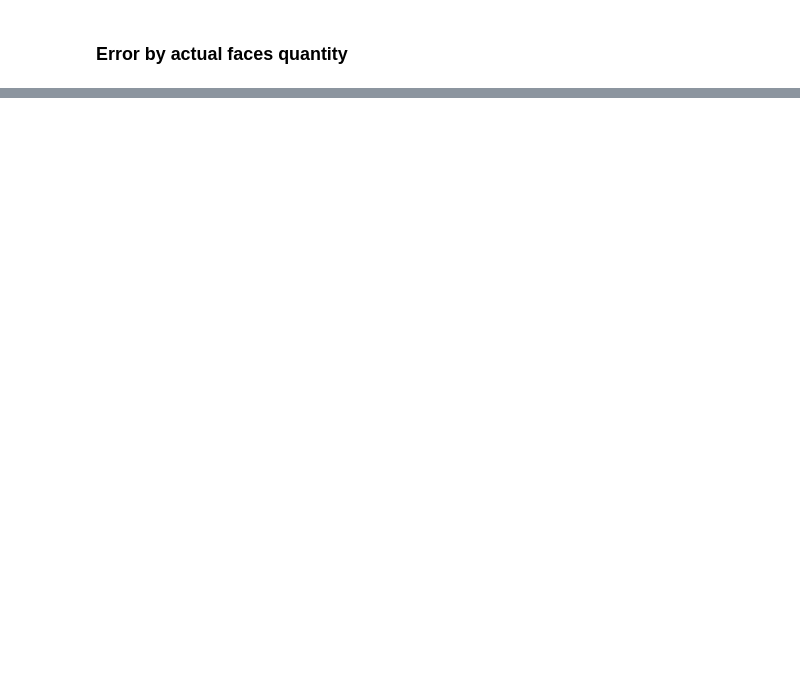
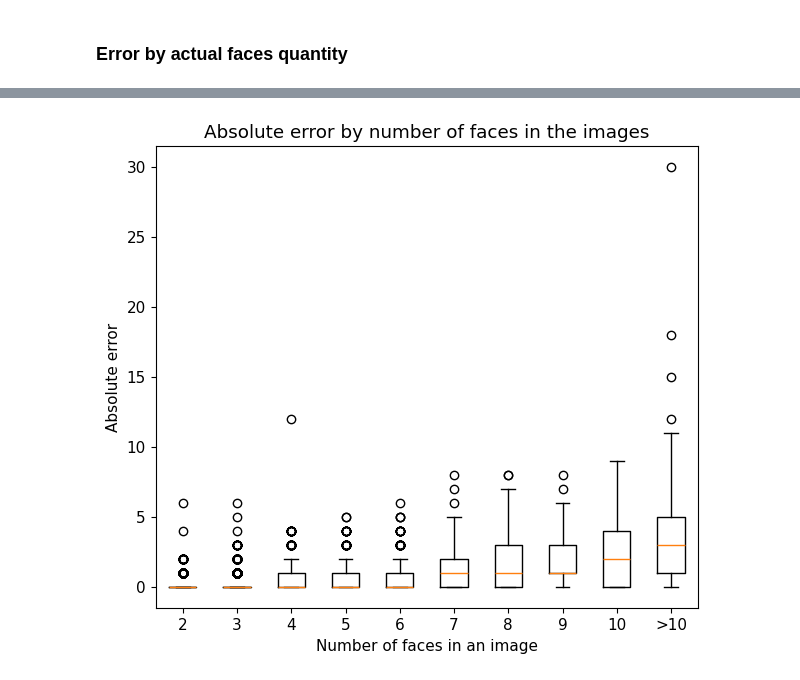
Before and after one commit to domser2002/ML_age_recognition, a Jupyter notebook: face_detection/FaceDetection.ipynb, the cells around one changed output, grey strips where cells are left out. Drawn from its saved outputs; the diff is of its cells as text; code cells hidden in the pictures; blank space fills up the shorter version.

```diff
--- a/face_detection/FaceDetection.ipynb
+++ b/face_detection/FaceDetection.ipynb
@@ -85,0 +154,6 @@ Algorithm is run on a sample video recorded via laptop's camera depicting a sing
+# %%
+boxplot([numpy.abs(errors[0]), numpy.abs(errors[1]), numpy.abs(errors[2]), numpy.abs(errors[3]), numpy.abs(errors[4]),
+         numpy.abs(errors[5]), numpy.abs(errors[6]), numpy.abs(errors[7]), numpy.abs(errors[8]), numpy.abs(errors[9])], "Absolute error",
+         "Absolute error by number of faces in the images")
+# %% [output]
+[figure, added]
```
Also changed, not shown: parts of 24 cells of this notebook.
